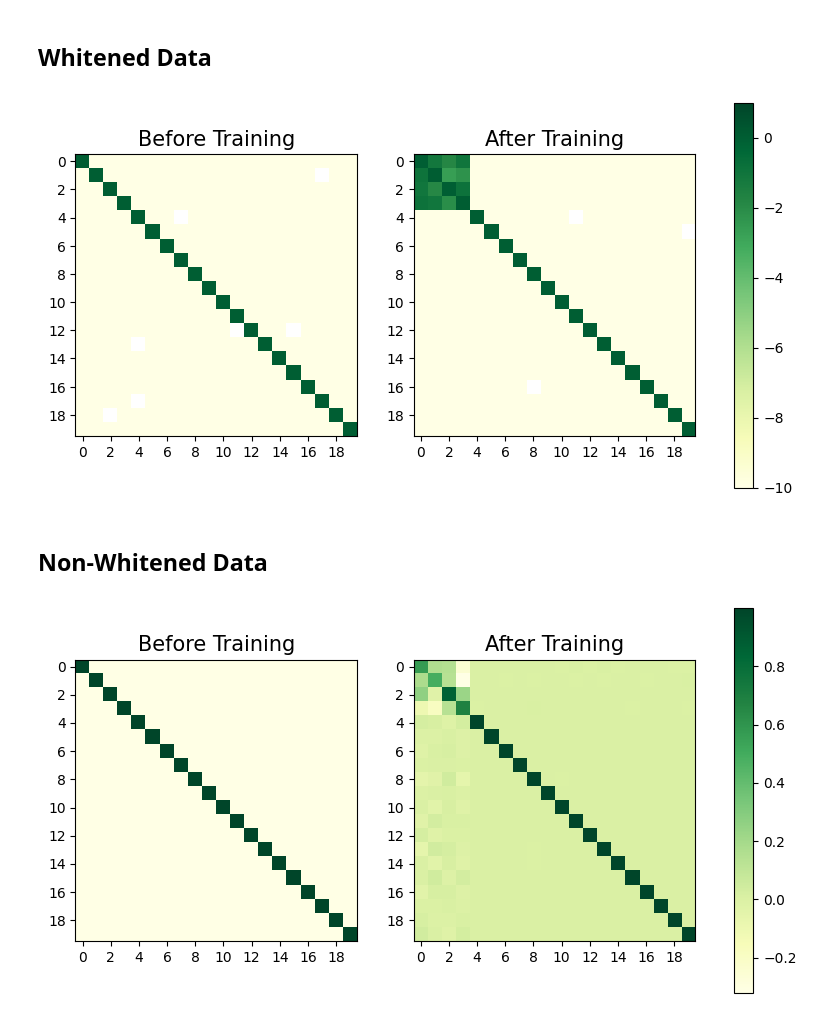
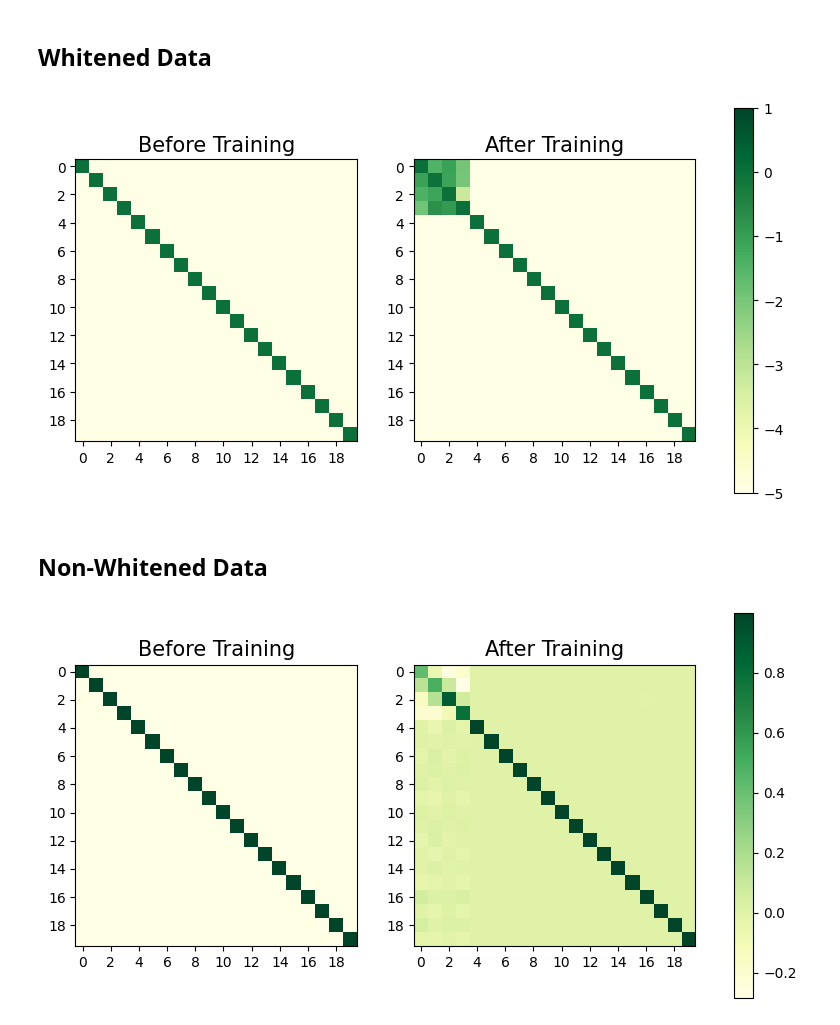
Before and after one commit to cjyaras/law-of-parsimony, a Jupyter notebook: thm1.ipynb, the cells around one changed output. Drawn from its saved outputs; the diff is of its cells as text; code cells hidden in the pictures.

```diff
--- a/thm1.ipynb
+++ b/thm1.ipynb
@@ -45,7 +45,7 @@ weights, loss_list, time_list = train(
     network_fn=network_fn,
     n_epochs=num_iters,
     step_size=step_size,
-    n_inner_loops=1,
+    n_inner_loops=10,
     factors=False,
     save_weights=False
 )
@@ -57,20 +55,20 @@ U2 = init_weights[1] @ V2 / init_scale
 # %%
 # Columns denote before/after training, rows denote layer
 fig, axes = plt.subplots(ncols=2, nrows=1, figsize=(10, 5))
-axes[0].imshow(jnp.log10(jnp.abs(U1.T @ init_weights[0] @ V1)), cmap='YlGn', vmax=1, vmin=-10)
+axes[0].imshow(jnp.log10(jnp.abs(U1.T @ init_weights[0] @ V1)), cmap='YlGn', vmax=1, vmin=-5)
 axes[0].set_title('Before Training', fontsize=15)
 axes[0].xaxis.set_major_locator(MaxNLocator(integer=True))
 axes[0].yaxis.set_major_locator(MaxNLocator(integer=True))
 
-pcm = axes[1].imshow(jnp.log10(jnp.abs(U1.T @ weights[0] @ V1)), cmap='YlGn', vmax=1, vmin=-10)
+pcm = axes[1].imshow(jnp.log10(jnp.abs(U1.T @ weights[0] @ V1)), cmap='YlGn', vmax=1, vmin=-5)
 axes[1].set_title('After Training', fontsize=15)
 axes[1].xaxis.set_major_locator(MaxNLocator(integer=True))
 axes[1].yaxis.set_major_locator(MaxNLocator(integer=True))
 
 fig.colorbar(pcm, ax=axes.ravel().tolist())
 plt.savefig('figs/thm1.png', dpi=300, bbox_inches='tight')
 # %% [output]
-[figure, old version]
+[figure, new version]
 # %% [markdown]
 ## Non-Whitened Data
 # %%
@@ -114,7 +110,7 @@ U2 = init_weights[1] @ V2 / init_scale
 # %%
 # Columns denote before/after training, rows denote layer
 fig, axes = plt.subplots(ncols=2, nrows=1, figsize=(10, 5))
-axes[0].imshow(U1.T @ init_weights[0] @ V1, cmap='YlGn')
+axes[0].imshow(jnp.abs(U1.T @ init_weights[0] @ V1), cmap='YlGn')
 axes[0].set_title('Before Training', fontsize=15)
 axes[0].xaxis.set_major_locator(MaxNLocator(integer=True))
 axes[0].yaxis.set_major_locator(MaxNLocator(integer=True))
@@ -127,4 +123,4 @@ axes[1].yaxis.set_major_locator(MaxNLocator(integer=True))
 fig.colorbar(pcm, ax=axes.ravel().tolist())
 plt.savefig('figs/thm1_nonwhitened.png', dpi=300, bbox_inches='tight')
 # %% [output]
-[figure, old version]
+[figure, new version]
```
Also changed, not shown: parts of 3 cells of this notebook, 2 other files.
